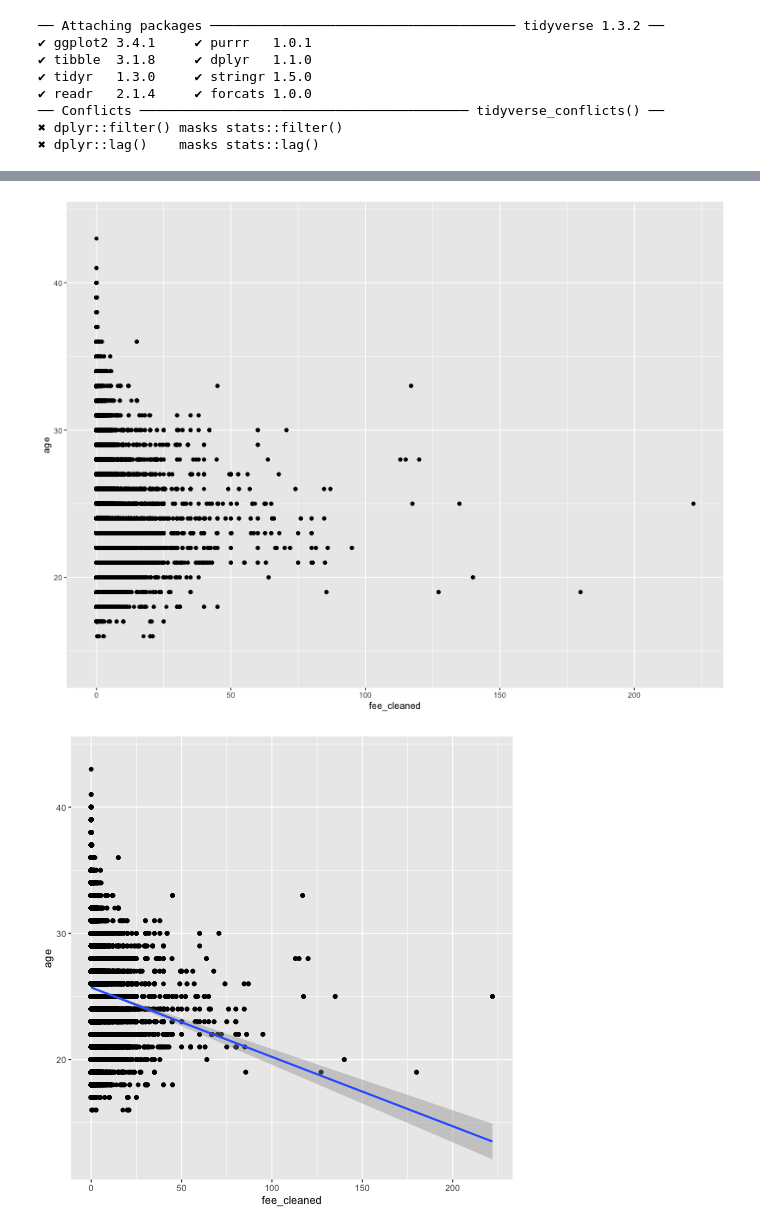
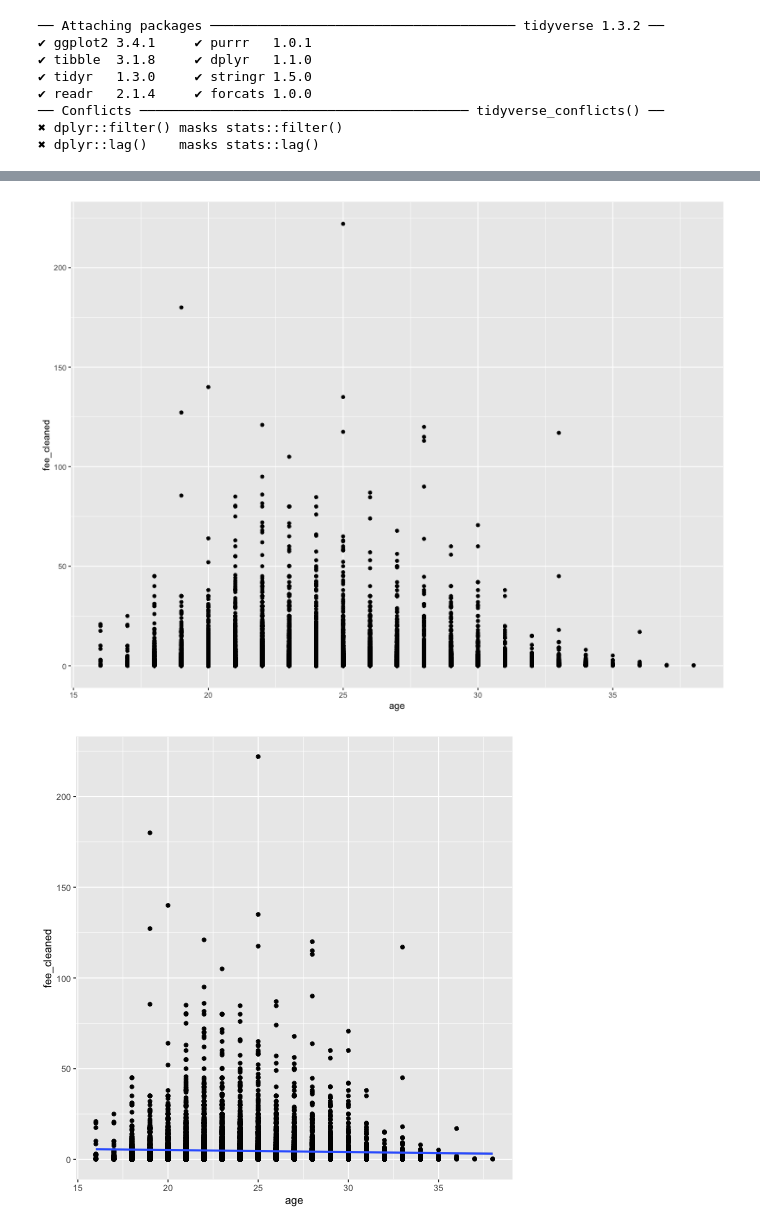
Before and after one commit to AhanPenkar/exploratory-football, a Jupyter notebook: Untitled.ipynb, the cells around one changed output, grey strips where cells are left out. Cells and saved outputs as stored; diff of their text form; code cells hidden in the pictures.

```diff
--- a/Untitled.ipynb
+++ b/Untitled.ipynb
@@ -42,6 +41,6 @@ R[write to console]: Loading required package: tidyverse
 ✖ dplyr::filter() masks stats::filter()
 ✖ dplyr::lag()    masks stats::lag()
 # %%
-df = pd.read_csv('data/leagues.csv')
+df = pd.read_csv('data.csv')
 len(df)
 # %% [output]
@@ -49,13 +47,0 @@ len(df)
-# %%
-#remove rows with the player_name Daniel Wilkinson and Fred Keenor
-
-df = df[df.player_name != 'Daniel Wilkinson']
-df = df[df.player_name != 'Fred Keenor']
-df = df[df.player_name != 'Daniel Ravier']
-df = df[df.player_name != 'Marcel Geißlerr']
-df = df[df.player_name != 'Hervé Guy']
-df = df[df.player_name != 'Bo Lasse Henrichs']
-df = df[df.player_name != 'Tommaso Pieroni']
-df = df[df.player_name != 'Jamairo Appiah']
-df = df[df.player_name != 'Hamza Samari']
-df = df[df.player_name != 'Luis Quintero']
@@ -62,18 +60,18 @@ df = df[df.player_name != 'Luis Quintero']
 # %%
 %%R -i df -w 800 -h 600
 
-ggplot(df, aes(x=fee_cleaned, y=age)) +
+ggplot(df, aes(x=age, y=fee_cleaned)) +
     geom_point()
 # %% [output]
-[figure, old version]
+[figure, new version]
 # %%
 %%R
 
-ggplot(df, aes(x=fee_cleaned, y=age)) +
+ggplot(df, aes(x=age, y=fee_cleaned)) +
     geom_point() +
     geom_smooth(method='lm', formula= y~x)
 # %% [output]
-[figure, old version]
+[figure, new version]
 # %%
 %%R
 
```
Also changed, not shown: parts of 5 cells of this notebook, 1 other file.
